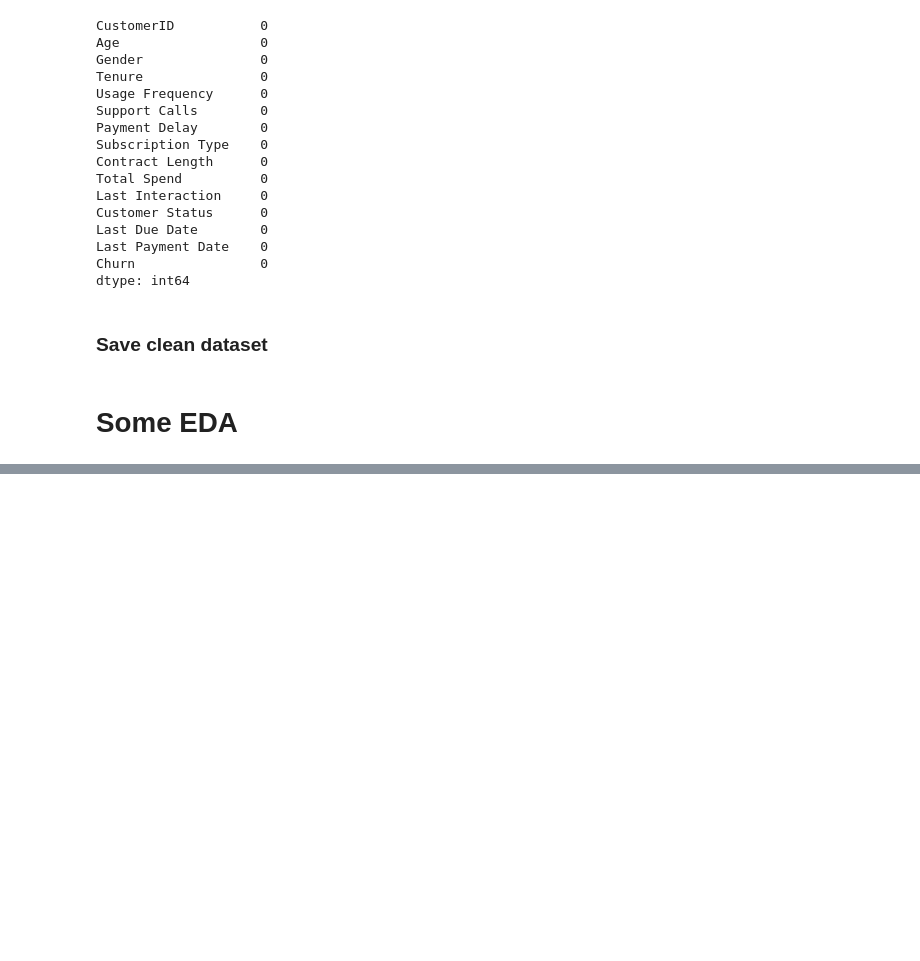
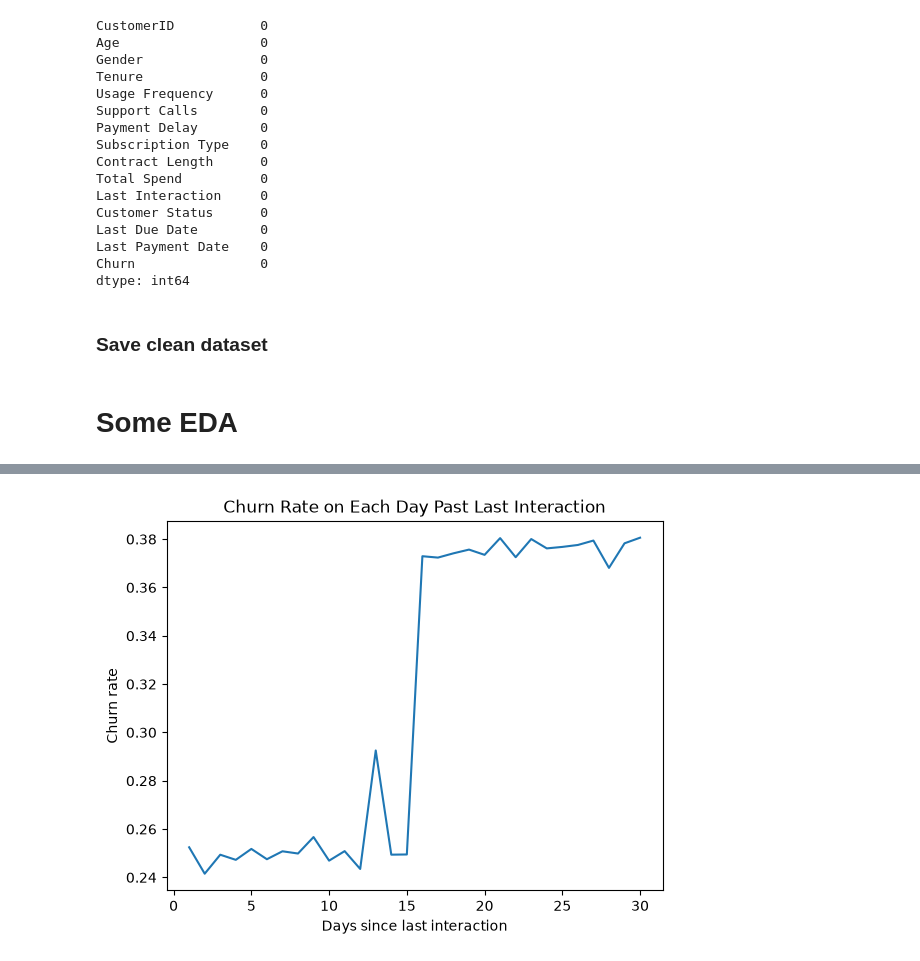
Before and after one commit to Cytoplasm09/ml-final-project, a Jupyter notebook: notebooks/customer_church_analysis.ipynb, the cells around one changed output, grey strips where cells are left out. Cells and saved outputs as stored; diff of their text form; code cells hidden in the pictures; blank space fills up the shorter version.

```diff
--- a/notebooks/customer_church_analysis.ipynb
+++ b/notebooks/customer_church_analysis.ipynb
@@ -161,0 +172,11 @@ KeyboardInterrupt:
+# %%
+df.groupby("Last Interaction")["Churn"].mean().plot()
+
+plt.title("Churn Rate on Each Day Past Last Interaction")
+
+plt.xlabel("Days since last interaction")
+plt.ylabel("Churn rate")
+
+plt.show()
+# %% [output]
+[figure, added]
```
Also changed, not shown: parts of 7 cells of this notebook, 5 other files.
